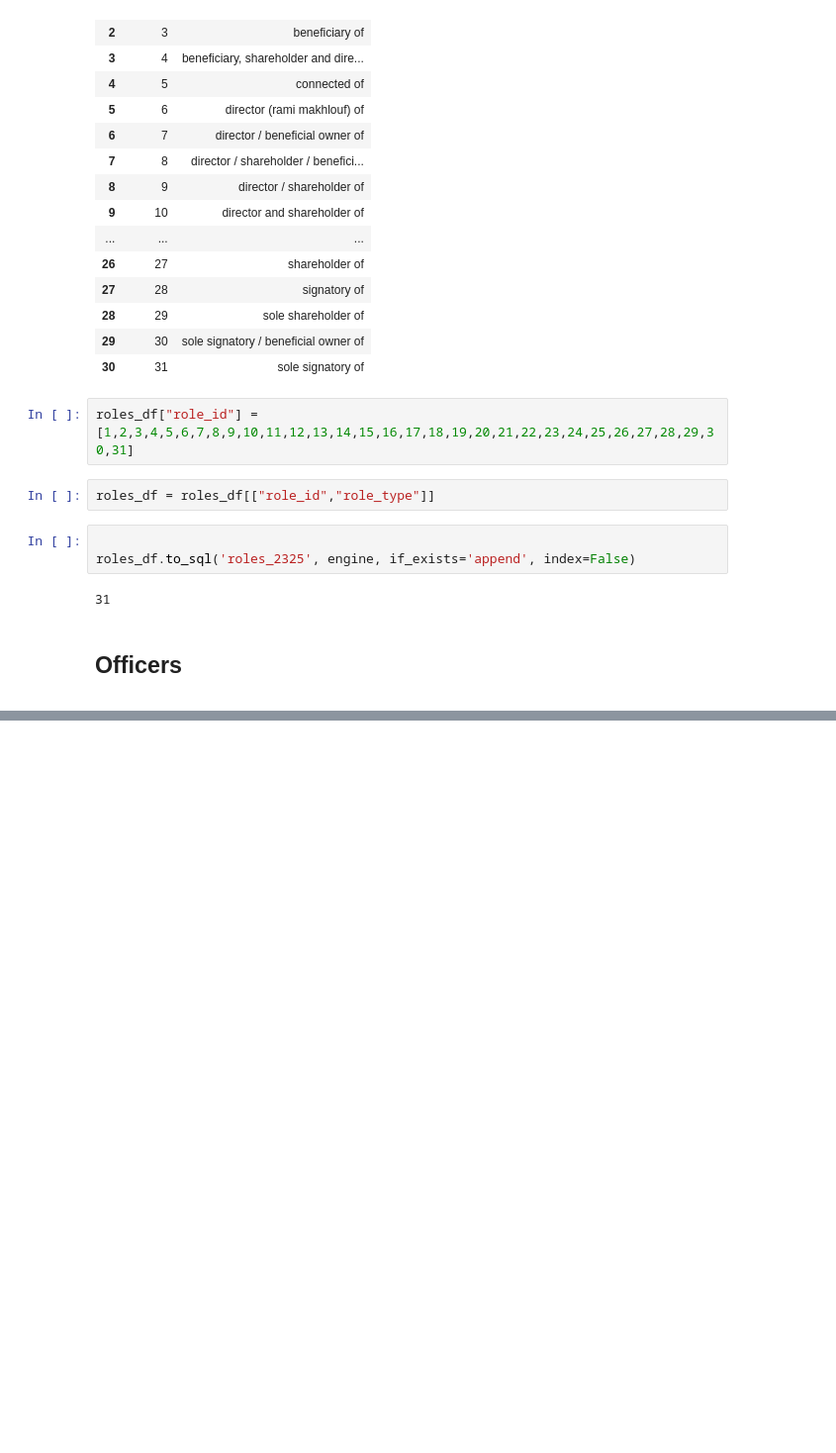
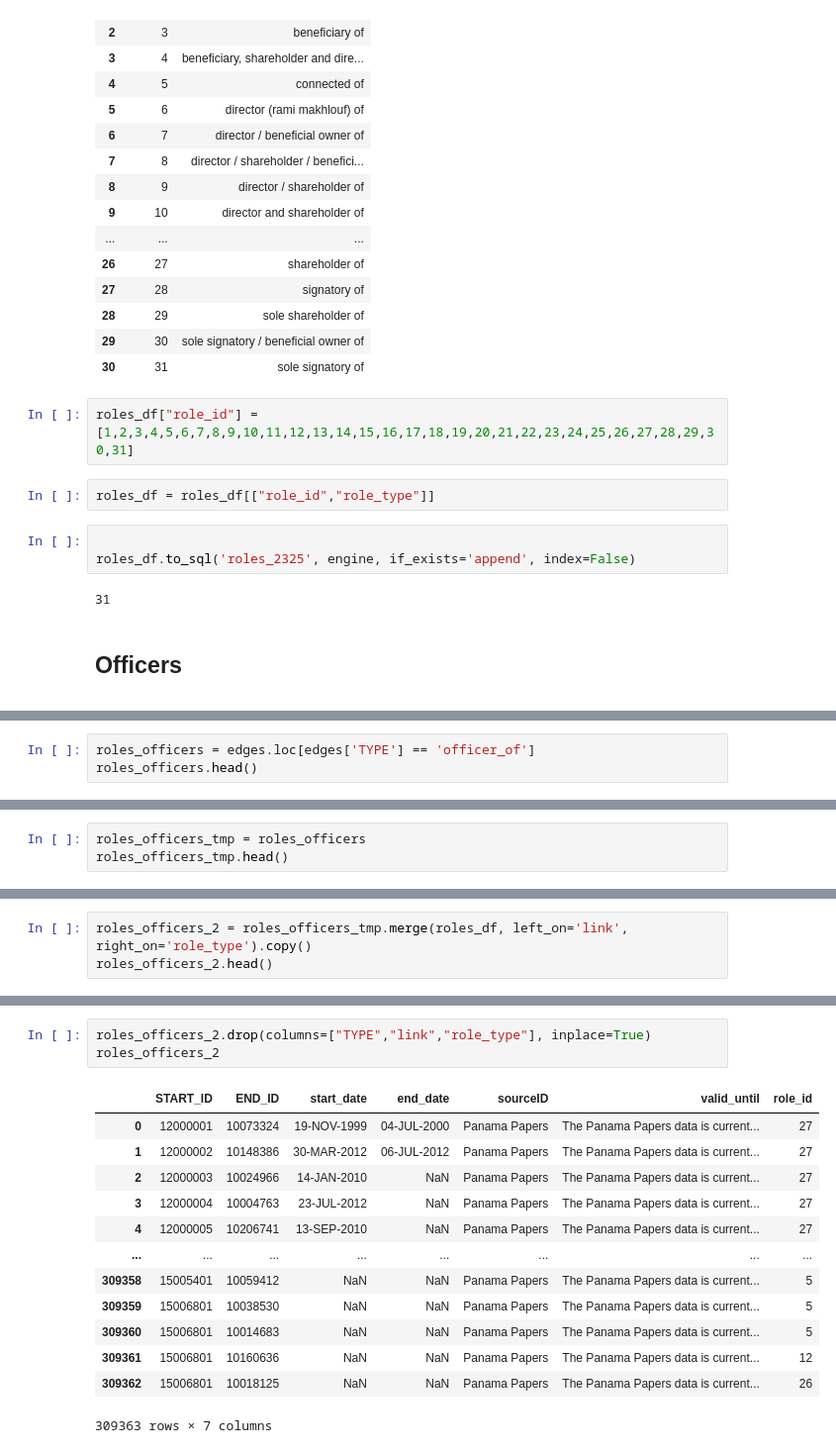
Before and after one commit to dimcel/Panama_papers_SQL, a Jupyter notebook: project.ipynb, the cells around one changed output, grey strips where cells are left out. Shown at 99% size. Drawn from its saved outputs; the diff is of its cells as text; blank space fills up the shorter version.

Commit message:
added the draft for the roles_officers

```diff
--- a/project.ipynb
+++ b/project.ipynb
@@ -555,0 +658,3 @@ roles_df.to_sql('roles_2325', engine, if_exists='append', index=False)
+# %%
+roles_officers = edges.loc[edges['TYPE'] == 'officer_of']
+roles_officers.head()
@@ -555,0 +705,3 @@ roles_df.to_sql('roles_2325', engine, if_exists='append', index=False)
+# %%
+roles_officers_tmp = roles_officers
+roles_officers_tmp.head()
@@ -555,0 +715,3 @@ roles_df.to_sql('roles_2325', engine, if_exists='append', index=False)
+# %%
+roles_officers_2 = roles_officers_tmp.merge(roles_df, left_on='link', right_on='role_type').copy()
+roles_officers_2.head()
@@ -555,0 +745,17 @@ roles_df.to_sql('roles_2325', engine, if_exists='append', index=False)
+# %%
+roles_officers_2.drop(columns=["TYPE","link","role_type"], inplace=True)
+roles_officers_2
+# %% [output]
+|  | START_ID | END_ID | start_date | end_date | sourceID | valid_until | role_id |
+| 0 | 12000001 | 10073324 | 19-NOV-1999 | 04-JUL-2000 | Panama Papers | The Panama Papers data is current... | 27 |
+| 1 | 12000002 | 10148386 | 30-MAR-2012 | 06-JUL-2012 | Panama Papers | The Panama Papers data is current... | 27 |
+| 2 | 12000003 | 10024966 | 14-JAN-2010 | NaN | Panama Papers | The Panama Papers data is current... | 27 |
+| 3 | 12000004 | 10004763 | 23-JUL-2012 | NaN | Panama Papers | The Panama Papers data is current... | 27 |
+| 4 | 12000005 | 10206741 | 13-SEP-2010 | NaN | Panama Papers | The Panama Papers data is current... | 27 |
+| ... | ... | ... | ... | ... | ... | ... | ... |
+| 309358 | 15005401 | 10059412 | NaN | NaN | Panama Papers | The Panama Papers data is current... | 5 |
+| 309359 | 15006801 | 10038530 | NaN | NaN | Panama Papers | The Panama Papers data is current... | 5 |
+| 309360 | 15006801 | 10014683 | NaN | NaN | Panama Papers | The Panama Papers data is current... | 5 |
+| 309361 | 15006801 | 10160636 | NaN | NaN | Panama Papers | The Panama Papers data is current... | 12 |
+| 309362 | 15006801 | 10018125 | NaN | NaN | Panama Papers | The Panama Papers data is current... | 26 |
+309363 rows × 7 columns
```
Also changed, not shown: parts of 20 cells of this notebook, 1 other file.
